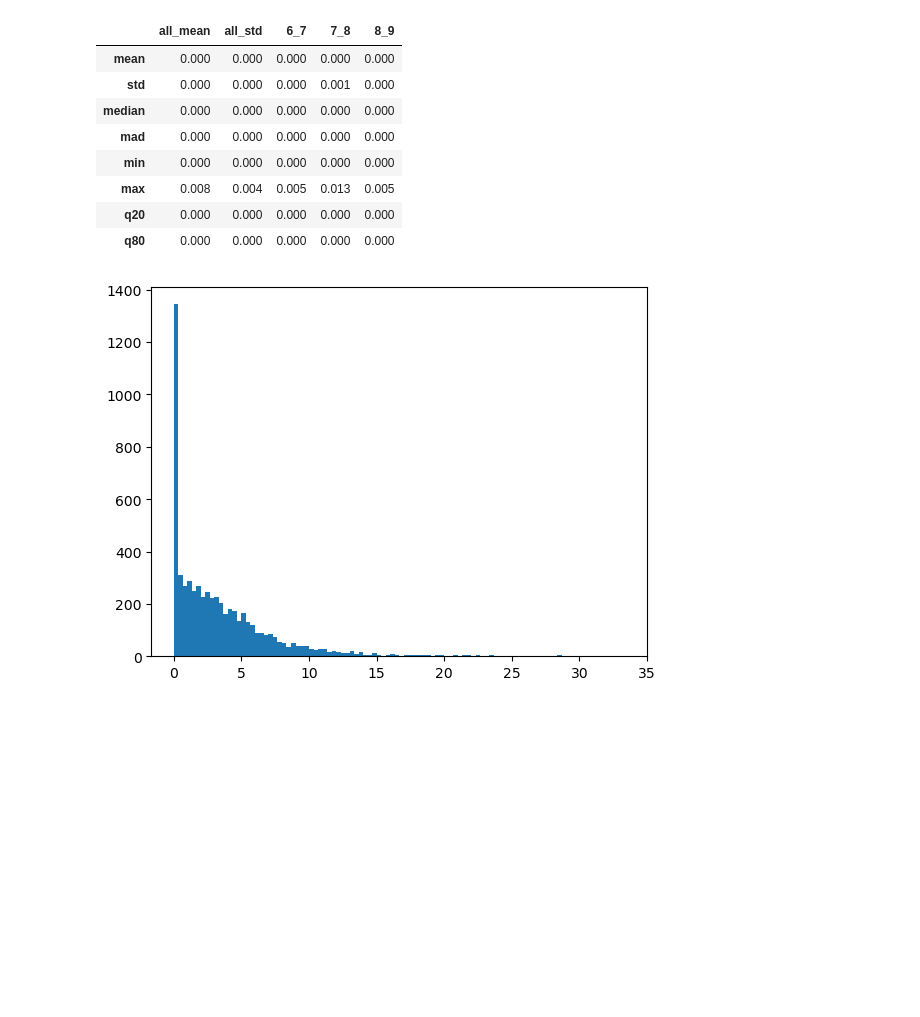
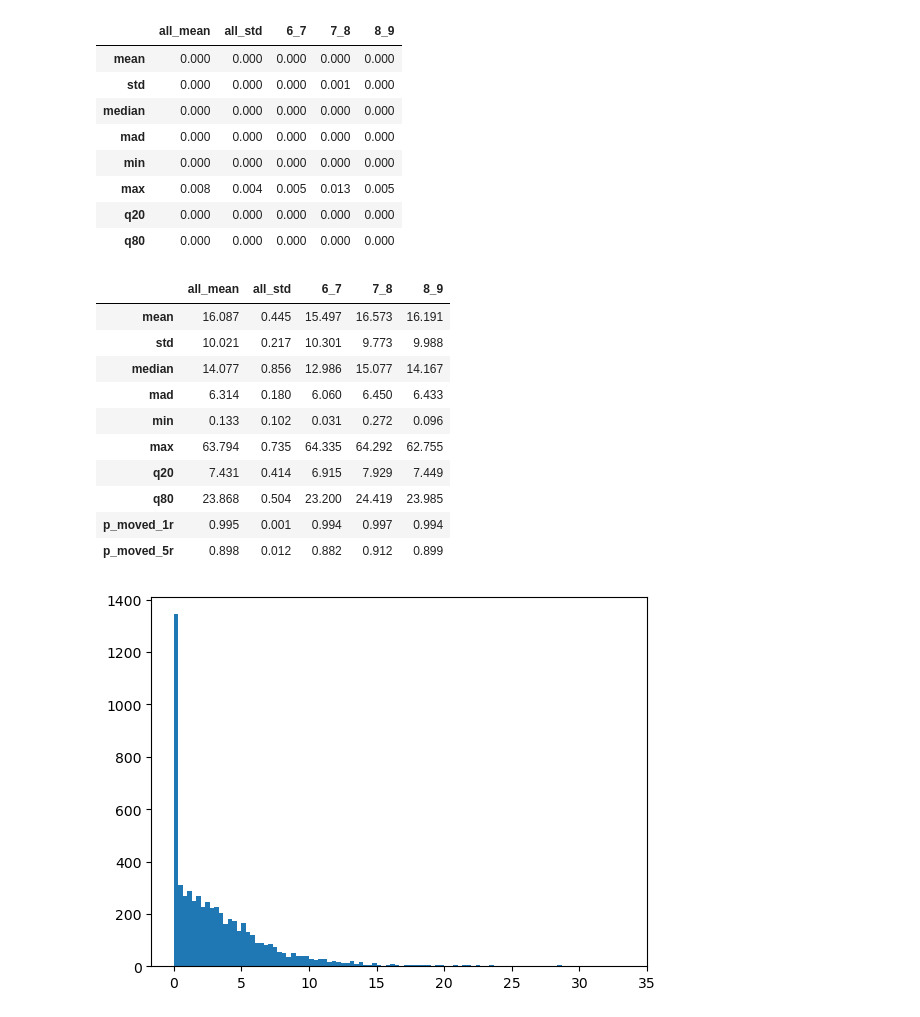
Before and after one commit to richdanis/DrTrack, a Jupyter notebook: src/generate_results/mvt_metric_analysis.ipynb, the cells around one changed output. Drawn from its saved outputs; the diff is of its cells as text; code cells hidden in the pictures; blank space fills up the shorter version.

```diff
--- a/src/generate_results/mvt_metric_analysis.ipynb
+++ b/src/generate_results/mvt_metric_analysis.ipynb
@@ -123,4 +123,17 @@ compute_mvt_metric(None, results_small, normalize="max_distance", droplet_radius
 | q80 | 0.000 | 0.000 | 0.000 | 0.000 | 0.000 |
 # %%
 df = compute_mvt_metric(None, results_large, normalize="droplet_radius", droplet_radius=2)
+df
+# %% [output]
+|  | all_mean | all_std | 6_7 | 7_8 | 8_9 |
+| mean | 16.087 | 0.445 | 15.497 | 16.573 | 16.191 |
+| std | 10.021 | 0.217 | 10.301 | 9.773 | 9.988 |
+| median | 14.077 | 0.856 | 12.986 | 15.077 | 14.167 |
+| mad | 6.314 | 0.180 | 6.060 | 6.450 | 6.433 |
+| min | 0.133 | 0.102 | 0.031 | 0.272 | 0.096 |
+| max | 63.794 | 0.735 | 64.335 | 64.292 | 62.755 |
+| q20 | 7.431 | 0.414 | 6.915 | 7.929 | 7.449 |
+| q80 | 23.868 | 0.504 | 23.200 | 24.419 | 23.985 |
+| p_moved_1r | 0.995 | 0.001 | 0.994 | 0.997 | 0.994 |
+| p_moved_5r | 0.898 | 0.012 | 0.882 | 0.912 | 0.899 |
 # %%
```
Also changed, not shown: parts of 7 cells of this notebook.
